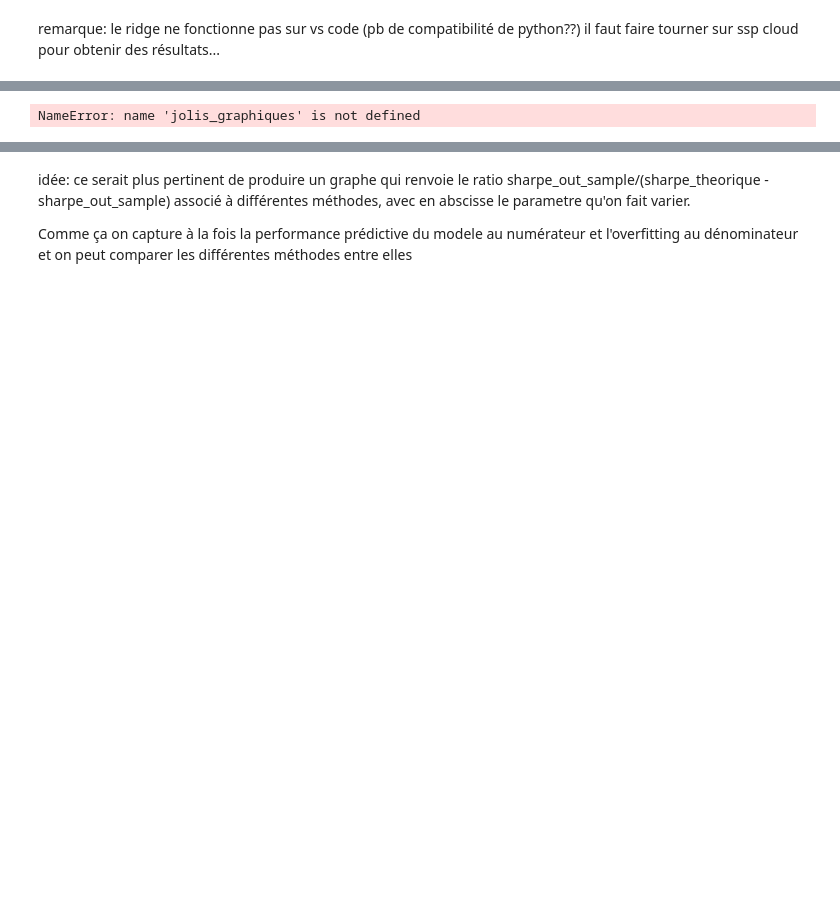
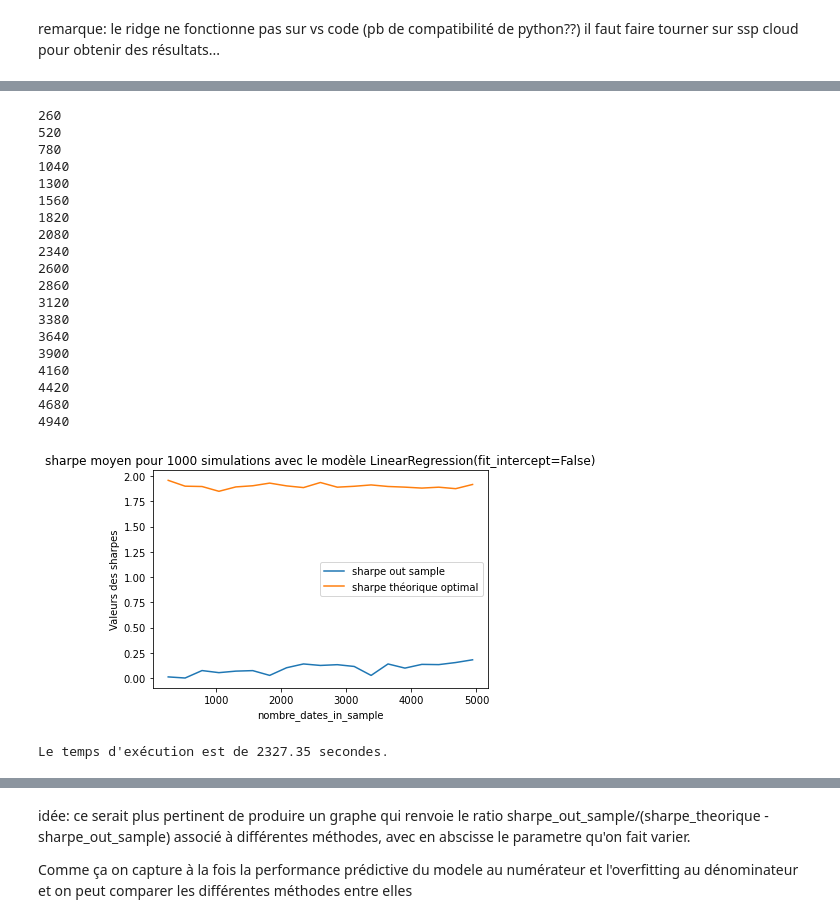
Before and after one commit to PyTomSss/StatApp_M1_ENSAE, a Jupyter notebook: Brouillon_Jean-Lou/modele avec signaux fonctions.ipynb, the cells around one changed output, grey strips where cells are left out. Saved outputs shown, nothing was run; the diff lists cells and outputs as text; code cells hidden in the pictures; blank space fills up the shorter version.

```diff
--- a/Brouillon_Jean-Lou/modele avec signaux fonctions.ipynb
+++ b/Brouillon_Jean-Lou/modele avec signaux fonctions.ipynb
@@ -402,19 +407,40 @@ Le temps d'exécution est de 2.74 secondes.
 # %%
 jolis_graphiques(modele=LinearRegression(fit_intercept=False),
+                 nom_graphe='RegLin - sharpe en fonction de nb dates in sample - 1000 simus - 10 actifs',
                  parametre_en_abscisse='nombre_dates_in_sample',
                  min_abscisse=260,
                  max_abscisse=260*20,
                  pas=260,
                  nb_simus=1000,
                  nb_signals=100,
                  nb_dates_in_sample=1300,
                  nb_dates_out_sample=260,
-                 nb_assets=80,
+                 nb_assets=10,
                  vol_assets=0.2/16,
                  correl_assets=0.8,
                  vol_signals=0.2/16,
                  correl_signals=0.8,
                  signal_to_noise=0.001,
                  rank_betas=5)
 # %% [output]
-NameError: name 'jolis_graphiques' is not defined
+260
+520
+780
+1040
+1300
+1560
+1820
+2080
+2340
+2600
+2860
+3120
+3380
+3640
+3900
+4160
+4420
+4680
+4940
+[figure, added]
+Le temps d'exécution est de 2327.35 secondes.
```
Also changed, not shown: parts of 12 cells of this notebook.
